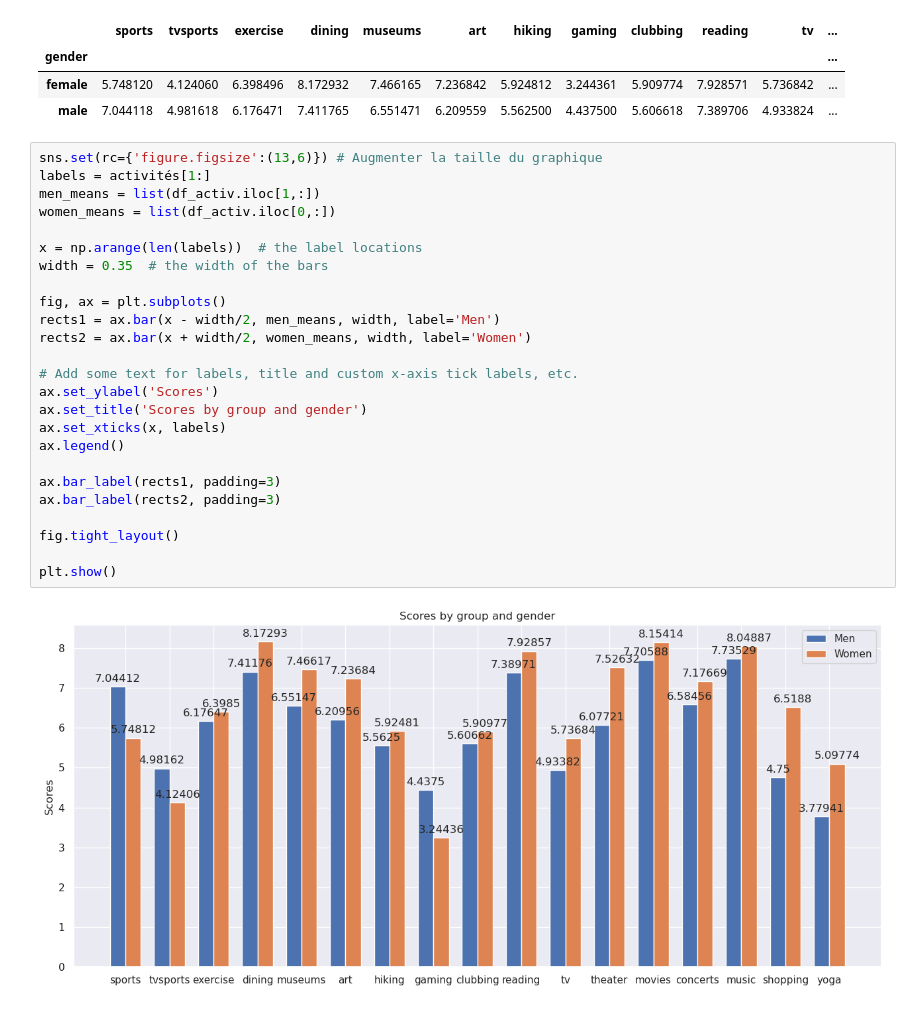
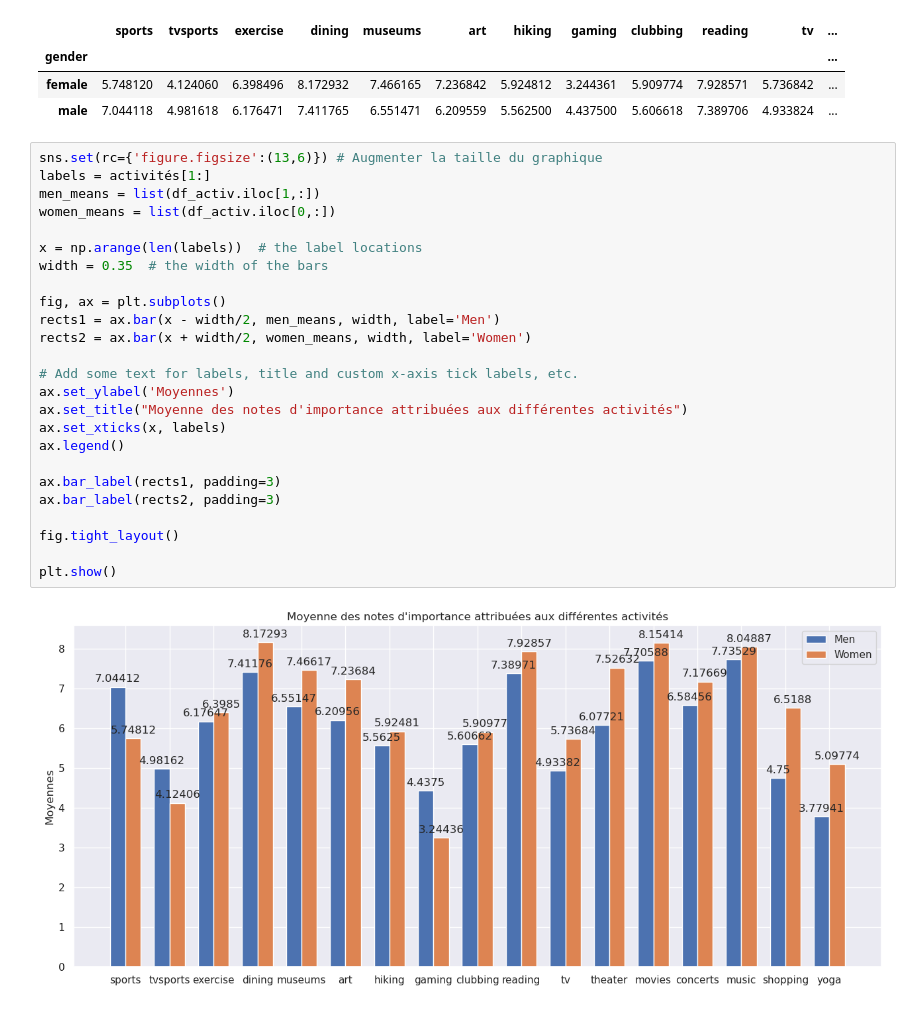
Before and after one commit to arthursabre/Projet-DS-Python-analyse-plateforme-speed-dating-, a Jupyter notebook: comparaison homme femme.ipynb, the cells around one changed output. Cells and saved outputs as stored; diff of their text form.

```diff
--- a/comparaison homme femme.ipynb
+++ b/comparaison homme femme.ipynb
@@ -161,27 +149,27 @@ df_activ
 # %%
 sns.set(rc={'figure.figsize':(13,6)}) # Augmenter la taille du graphique
 labels = activités[1:]
 men_means = list(df_activ.iloc[1,:])
 women_means = list(df_activ.iloc[0,:])
 
 x = np.arange(len(labels))  # the label locations
 width = 0.35  # the width of the bars
 
 fig, ax = plt.subplots()
 rects1 = ax.bar(x - width/2, men_means, width, label='Men')
 rects2 = ax.bar(x + width/2, women_means, width, label='Women')
 
 # Add some text for labels, title and custom x-axis tick labels, etc.
-ax.set_ylabel('Scores')
-ax.set_title('Scores by group and gender')
+ax.set_ylabel('Moyennes')
+ax.set_title("Moyenne des notes d'importance attribuées aux différentes activités")
 ax.set_xticks(x, labels)
 ax.legend()
 
 ax.bar_label(rects1, padding=3)
 ax.bar_label(rects2, padding=3)
 
 fig.tight_layout()
 
 plt.show()
 # %% [output]
-[figure, old version]
+[figure, new version]
```
Also changed, not shown: parts of 3 cells of this notebook, 4 other files.
